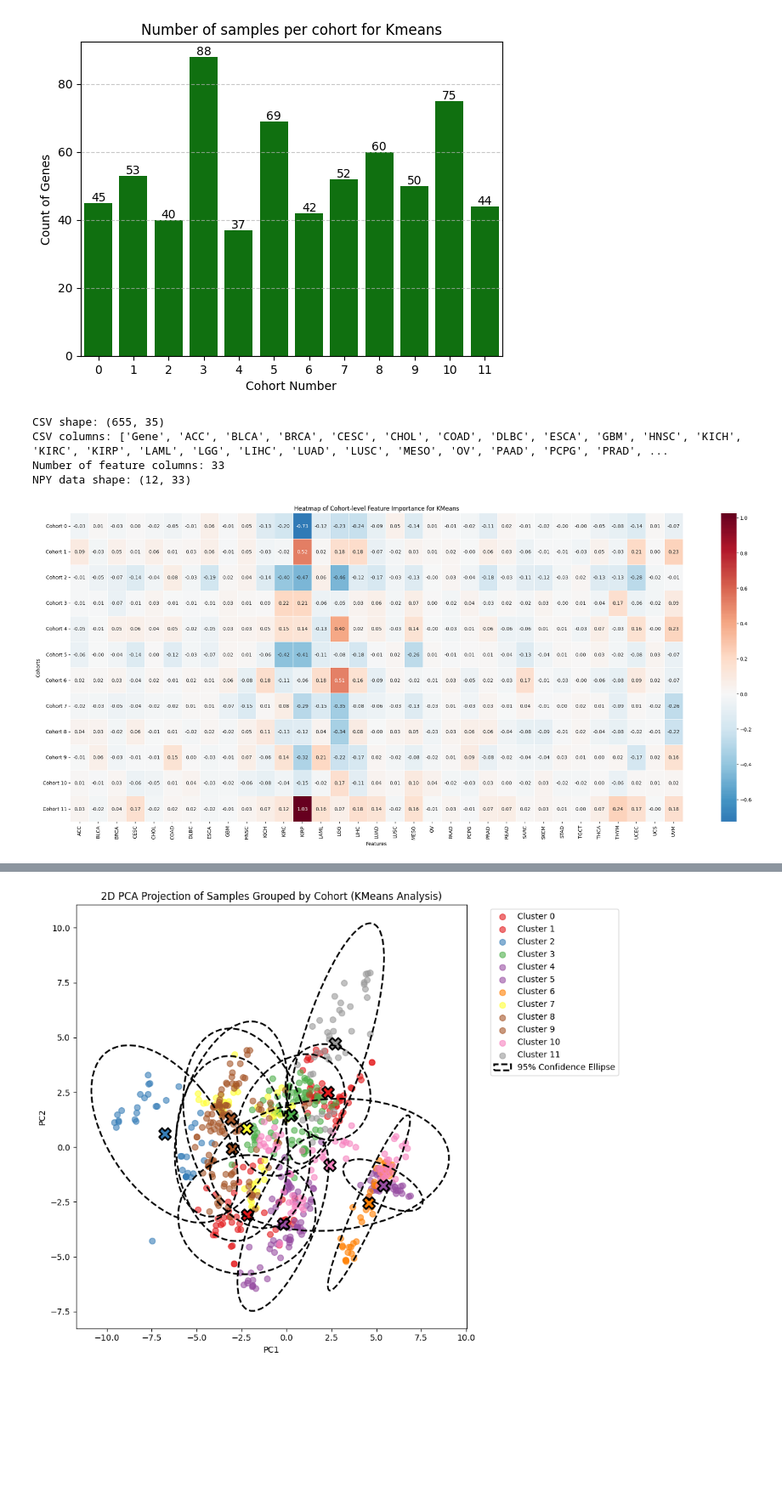
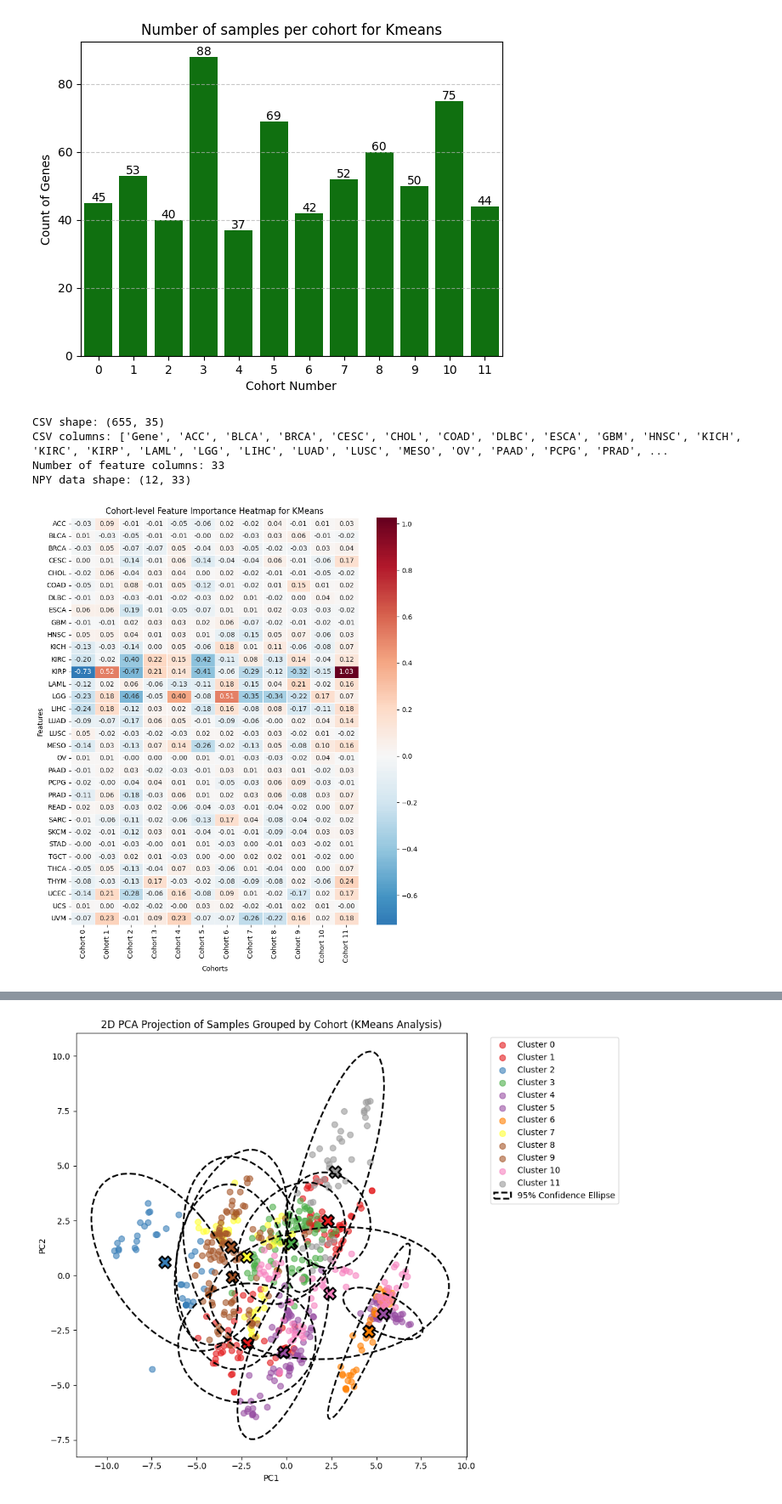
Before and after one commit to Malaikatanveer/Adapted-CohEx, a Jupyter notebook: cohex/cohex-main/cohex-main/output/gene_shap/results_visualisation.ipynb, the cells around one changed output, grey strips where cells are left out. Shown at 85% size. Drawn from its saved outputs; the diff is of its cells as text; code cells hidden in the pictures; blank space fills up the shorter version.

```diff
--- a/cohex/cohex-main/cohex-main/output/gene_shap/results_visualisation.ipynb
+++ b/cohex/cohex-main/cohex-main/output/gene_shap/results_visualisation.ipynb
@@ -743,42 +750,45 @@ print("Number of feature columns:", len(featureCols))
 
 # laoding the .npy data
 data = np.load(npyPath)
 print("NPY data shape:", data.shape)
 
 # making sure number of columns matches
 if data.shape[1] != len(featureCols):
     raise ValueError("Number of columns in .npy does not match feature columns!")
 
 # defining cohort labels
 cohortLabels = [f"Cohort {i}" for i in range(data.shape[0])]
 
+# transpose data for heatmap
+data_T = data.T
+
 # creating the heatmap with annotations
-figWidth = len(featureCols) * 0.7
-figHeight = 10
+figWidth = len(cohortLabels) * 0.7
+figHeight = len(featureCols) * 0.3
 
 plt.figure(figsize=(figWidth, figHeight))
 sns.heatmap(
-    data,
-    xticklabels=featureCols,
-    yticklabels=cohortLabels,
+    data_T,
+    xticklabels=cohortLabels,
+    yticklabels=featureCols,
     cmap="RdBu_r",
     center=0,
     annot=True,
     fmt=".2f",
     linewidths=0.5
 )
-plt.title("Heatmap of Cohort-level Feature Importance for KMeans")
-plt.xlabel("Features")
-plt.ylabel("Cohorts")
+plt.title("Cohort-level Feature Importance Heatmap for KMeans")
+plt.xlabel("Cohorts")
+plt.ylabel("Features")
 plt.xticks(rotation=90)
 plt.tight_layout()
 plt.show()
 # %% [output]
 CSV shape: (655, 35)
 CSV columns: ['Gene', 'ACC', 'BLCA', 'BRCA', 'CESC', 'CHOL', 'COAD', 'DLBC', 'ESCA', 'GBM', 'HNSC', 'KICH', 'KIRC', 'KIRP', 'LAML', 'LGG', 'LIHC', 'LUAD', 'LUSC', 'MESO', 'OV', 'PAAD', 'PCPG', 'PRAD', ...
 Number of feature columns: 33
 NPY data shape: (12, 33)
-[figure, old version]
+[figure, new version]
 # %%
 import os
 import numpy as np
```
Also changed, not shown: parts of 3 cells of this notebook.
